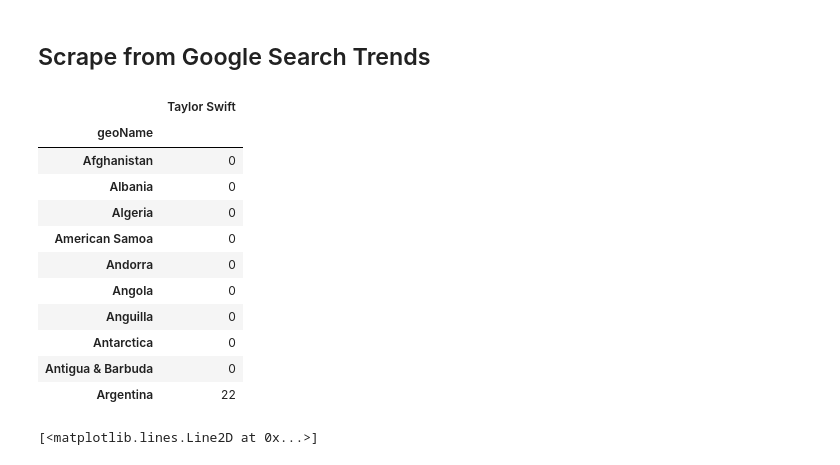
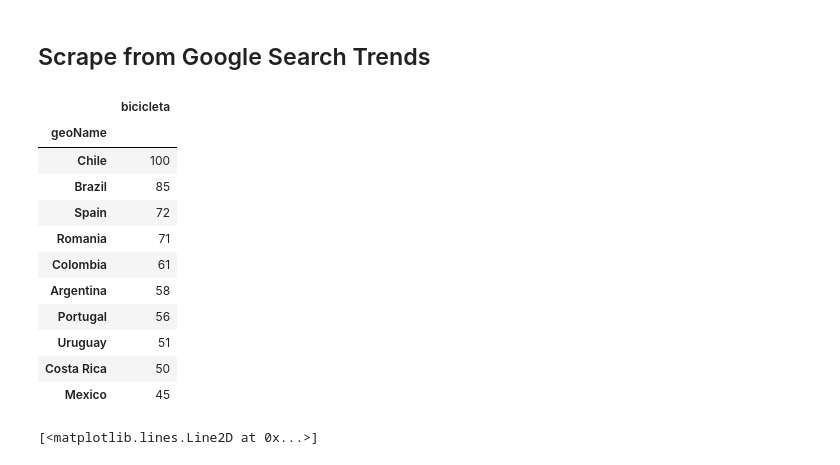
Before and after one commit to Lisa-Ho/small-data-projects, a Jupyter notebook: 2204-why-do-cyclists/notebook/why-do-cyclists-1-scraping.ipynb, the cells around one changed output. Drawn from its saved outputs; the diff is of its cells as text; code cells hidden in the pictures.

```diff
--- a/2204-why-do-cyclists/notebook/why-do-cyclists-1-scraping.ipynb
+++ b/2204-why-do-cyclists/notebook/why-do-cyclists-1-scraping.ipynb
@@ -63,22 +63,23 @@ from pytrends.request import TrendReq
 
 pytrends = TrendReq(hl='en-UK', tz=360)
 # %%
-pytrends.build_payload(kw_list=['Taylor Swift'])# Interest by Region
+kw = "bicicleta"
+pytrends.build_payload(kw_list=[kw])# Interest by Region
 df = pytrends.interest_by_region()
-df.head(10)
+df.sort_values(by=kw, ascending=False).head(10)
 # %% [output]
-|  | Taylor Swift |
+|  | bicicleta |
 | geoName |  |
-| Afghanistan | 0 |
-| Albania | 0 |
-| Algeria | 0 |
-| American Samoa | 0 |
-| Andorra | 0 |
-| Angola | 0 |
-| Anguilla | 0 |
-| Antarctica | 0 |
-| Antigua & Barbuda | 0 |
-| Argentina | 22 |
+| Chile | 100 |
+| Brazil | 85 |
+| Spain | 72 |
+| Romania | 71 |
+| Colombia | 61 |
+| Argentina | 58 |
+| Portugal | 56 |
+| Uruguay | 51 |
+| Costa Rica | 50 |
+| Mexico | 45 |
 # %%
 kw_list=["cycling", "driving"]
 kw_list=["cycling", "driving"]
```
Also changed, not shown: parts of 7 cells of this notebook.
